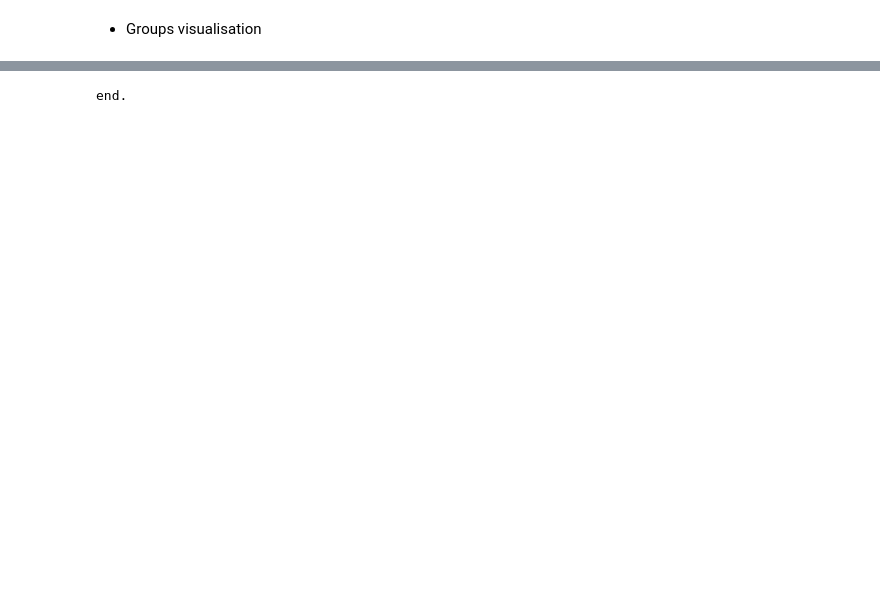
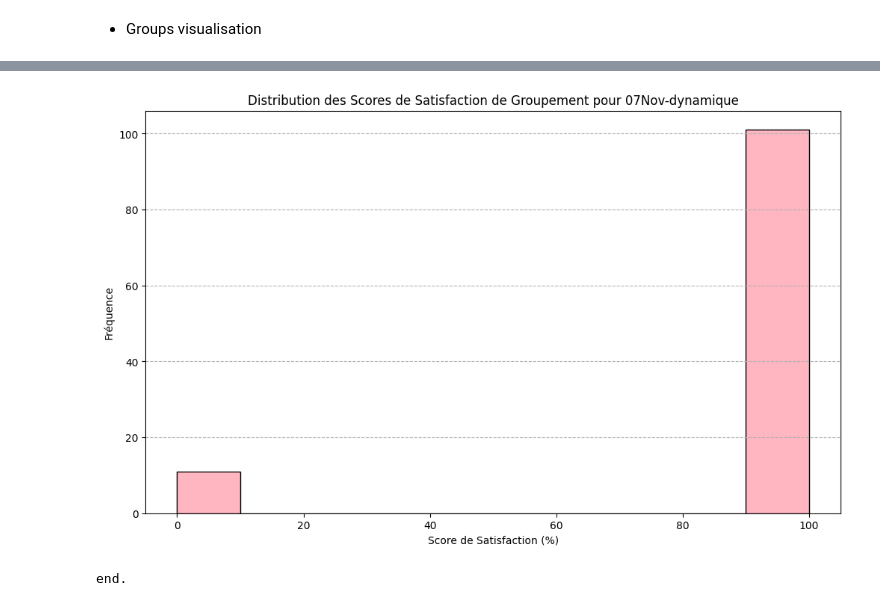
Before and after one commit to AlexandreRadigue/ST7_Opti_AirFrance, a Jupyter notebook: ST7 -Airfrance - Dynamique/DynamicModel.ipynb, the cells around one changed output, grey strips where cells are left out. Drawn from its saved outputs; the diff is of its cells as text; code cells hidden in the pictures; blank space fills up the shorter version.

```diff
--- a/ST7 -Airfrance - Dynamique/DynamicModel.ipynb
+++ b/ST7 -Airfrance - Dynamique/DynamicModel.ipynb
@@ -1950,3 +2038,39 @@ plt.show()
+# %%
+_ , SatisfactionScores, _ = ScoreGrouping(PassengersAssignDict, SeatsAssignDict)
+
+passenger_ids = list(SatisfactionScores.keys())
+scores = list(SatisfactionScores.values())
+
+plt.figure(figsize=(12, 7))
+
+# Plot histogram
+plt.hist(scores, bins=10, color='#FFB6C1', edgecolor='black')
+
+plt.title(f'Distribution des Scores de Satisfaction de Groupement pour {date}-dynamique')
+plt.xlabel('Score de Satisfaction (%)')
+plt.ylabel('Fréquence')
+
+plt.grid(axis='y', linestyle='--')
+
+directory = f'./Résultats_dynamique/{date}/figures/'
+
+# Create the directory if it doesn't exist
+if not os.path.exists(directory):
+    os.makedirs(directory)
+
+# Define the filename
+filename = f'Satisfaction_Grouping_hist_dynamique{date}.png'
+
+# Construct the full path
+save_path = os.path.join(directory, filename)
+
+
+# Save the figure
+plt.savefig(save_path)
+
+plt.show()
+# %% [output]
+[figure, added]
 # %%
 print("end.")
 # %% [output]
```
Also changed, not shown: parts of 19 cells of this notebook.
